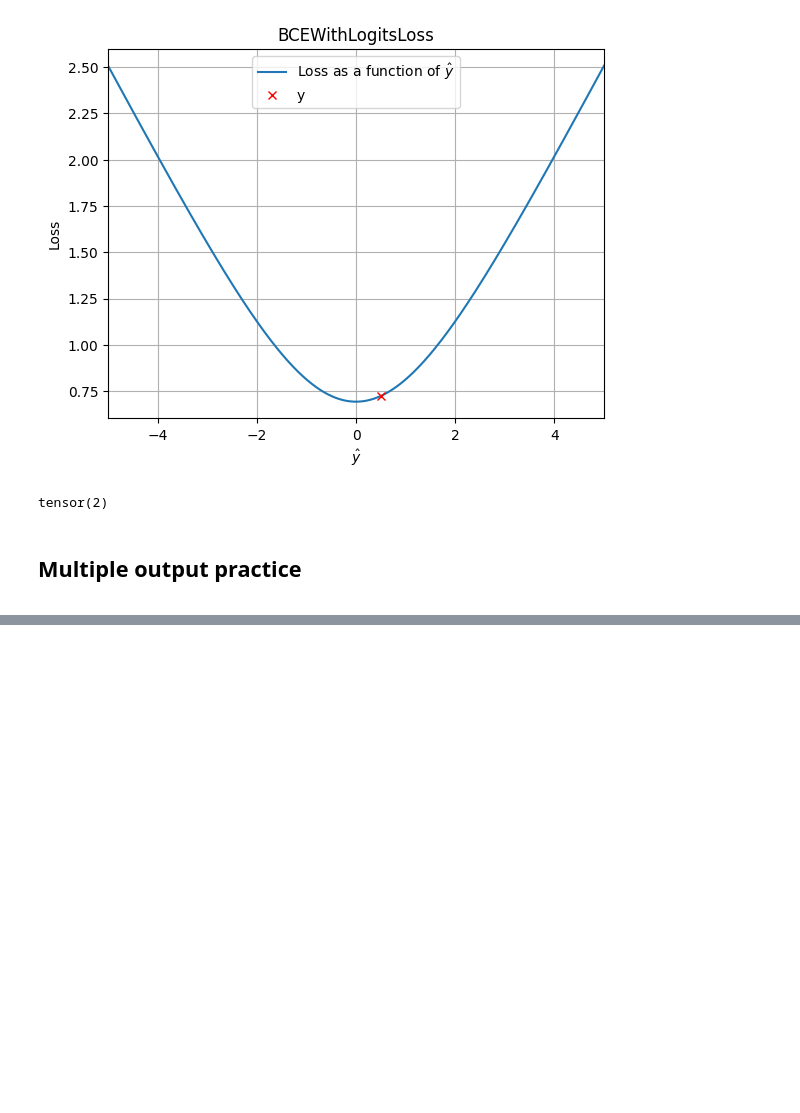
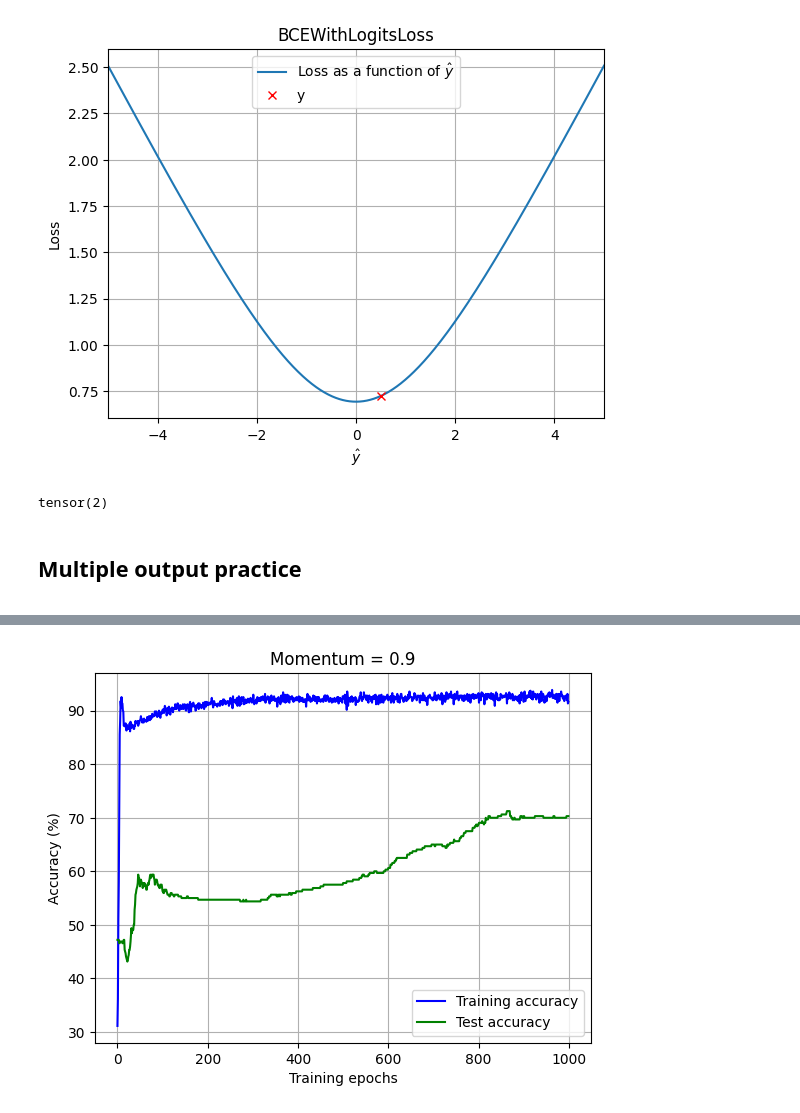
Before and after one commit to szalai-istvan/ai, a Jupyter notebook: deep-understanding-of-deep-learning/06-metaparameters/06-metaparameters.ipynb, the cells around one changed output, grey strips where cells are left out. Saved outputs shown, nothing was run; the diff lists cells and outputs as text; code cells hidden in the pictures; blank space fills up the shorter version.

```diff
--- a/deep-understanding-of-deep-learning/06-metaparameters/06-metaparameters.ipynb
+++ b/deep-understanding-of-deep-learning/06-metaparameters/06-metaparameters.ipynb
@@ -681,0 +795,4 @@ Starting training epoch 900
+# %%
+createAndTrainModel(0.9)
+# %% [output]
+[figure, added]
```
Also changed, not shown: parts of 14 cells of this notebook.
